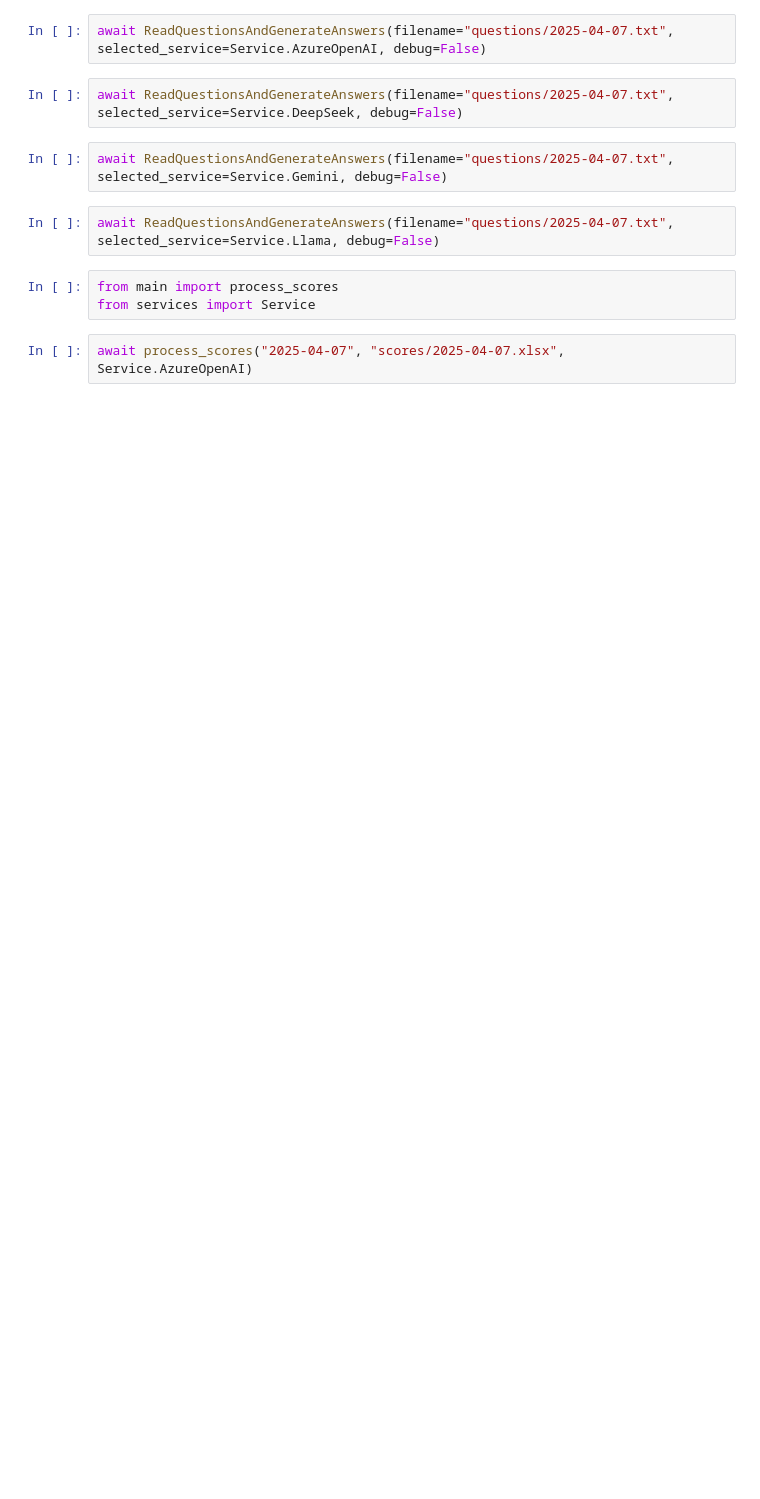
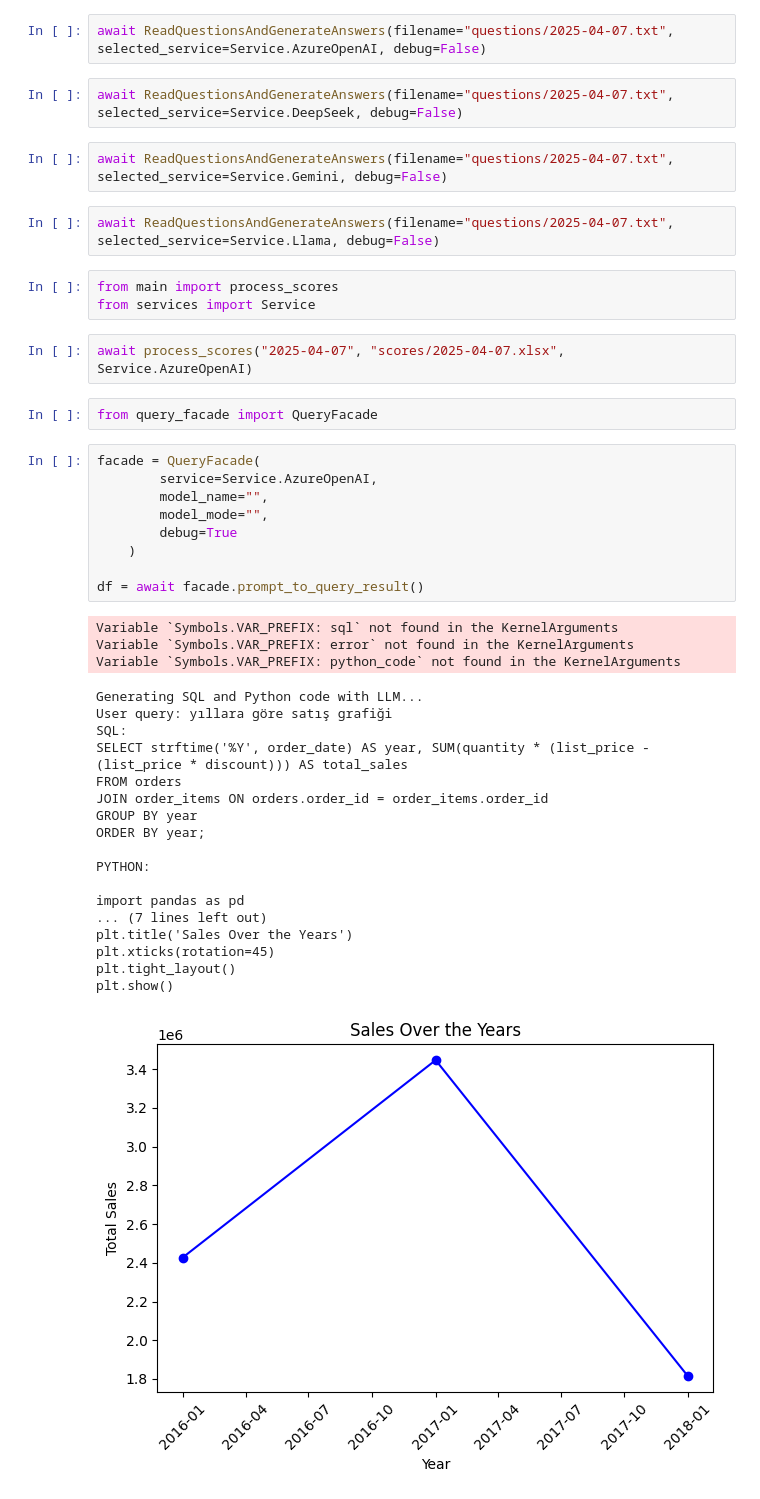
Before and after one commit to baykalucar/SemanticQueries, a Jupyter notebook: demo.ipynb, the cells around one changed output. Drawn from its saved outputs; the diff is of its cells as text; blank space fills up the shorter version.

Commit message:
Score generator geliştirildi. Kod refactor edildi. Query Facade patterninde tekrar yazıldı.

```diff
--- a/demo.ipynb
+++ b/demo.ipynb
@@ -90,3 +90,36 @@ from main import process_scores
 from services import Service
 # %%
 await process_scores("2025-04-07", "scores/2025-04-07.xlsx", Service.AzureOpenAI)
+# %%
+from query_facade import QueryFacade
+# %%
+facade = QueryFacade(
+        service=Service.AzureOpenAI,
+        model_name="",
+        model_mode="",
+        debug=True
+    )
+
+df = await facade.prompt_to_query_result()
+# %% [output]
+Variable `Symbols.VAR_PREFIX: sql` not found in the KernelArguments
+Variable `Symbols.VAR_PREFIX: error` not found in the KernelArguments
+Variable `Symbols.VAR_PREFIX: python_code` not found in the KernelArguments
+Generating SQL and Python code with LLM...
+User query: yıllara göre satış grafiği
+SQL:
+SELECT strftime('%Y', order_date) AS year, SUM(quantity * (list_price - (list_price * discount))) AS total_sales
+FROM orders
+JOIN order_items ON orders.order_id = order_items.order_id
+GROUP BY year
+ORDER BY year;
+
+PYTHON:
+
+import pandas as pd
+... (7 lines left out)
+plt.title('Sales Over the Years')
+plt.xticks(rotation=45)
+plt.tight_layout()
+plt.show()
+[figure, added]
```
Also changed, not shown: 2 other files.
